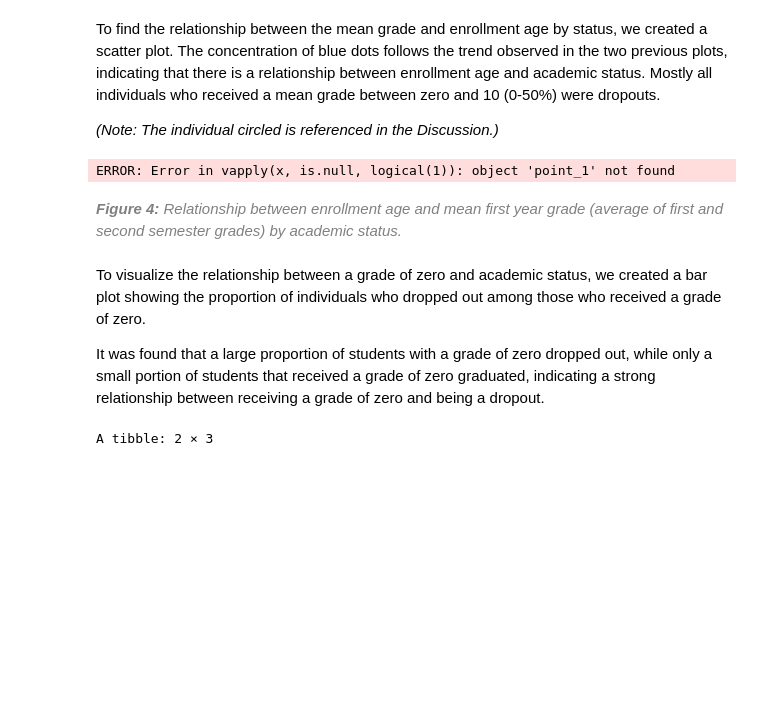
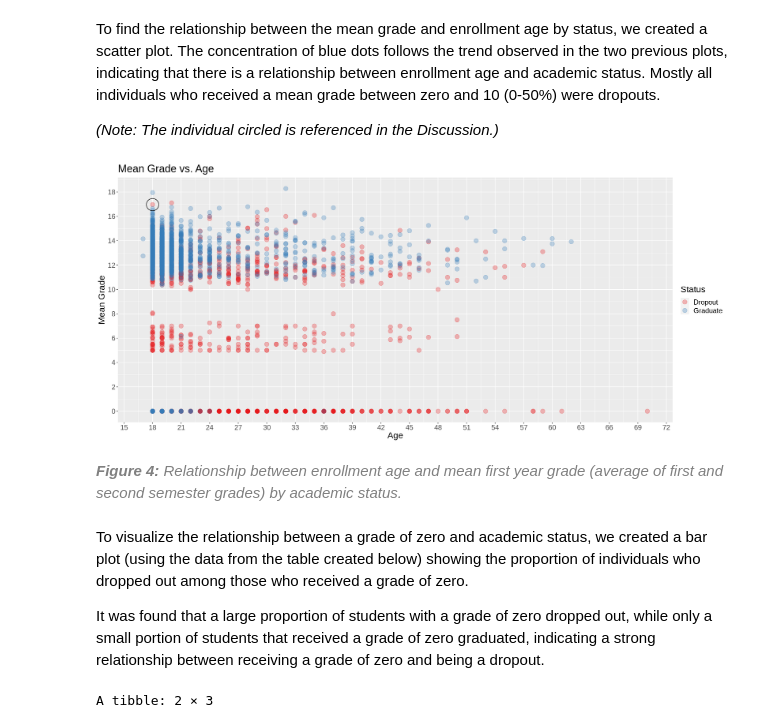
Before and after one commit to ekang27kc/dsci100-2023-T2-Group01-project, a Jupyter notebook: Project_Report.ipynb, the cells around one changed output. Cells and saved outputs as stored; diff of their text form; code cells hidden in the pictures; blank space fills up the shorter version.

```diff
--- a/Project_Report.ipynb
+++ b/Project_Report.ipynb
@@ -157,27 +170,28 @@ The concentration of blue dots follows the trend observed in the two previous pl
 # %%
 options(repr.plot.width = 18, repr.plot.height = 8)
 
+point_1 <- c(18, 16.96428571)
 figure_4 <- data_train |>
     mutate(mean_sem_grade = (first_semester_grade + second_semester_grade) / 2) |>
     ggplot(aes(x = enrollment_age, y = mean_sem_grade, colour = status)) +
     geom_point(alpha = 0.3, size = 4) +
     labs(x = "Age", y = "Mean Grade", title = "Mean Grade vs. Age",
          colour = "Status") +
     scale_color_brewer(palette = "Set1")+
     scale_x_continuous(breaks = seq(15, 75, 3)) +
     scale_y_continuous(breaks = seq(0, 20, 2)) +
     annotate("path",
              x = point_1[1] + 0.65 * cos(seq(0, 2 * pi, length.out = 100)),
              y = point_1[2] + 0.5 * sin(seq(0, 2 * pi, length.out = 100))) +
     theme(text = element_text(size = 18))
 
 figure_4
 # %% [output]
-ERROR: Error in vapply(x, is.null, logical(1)): object 'point_1' not found
+[figure, added]
 # %% [markdown]
 _<span style="color:gray">**Figure 4:** Relationship between enrollment age and mean first year grade (average of first and second semester grades) by academic status.</span>_
 # %% [markdown]
-To visualize the relationship between a grade of zero and academic status, we created a bar plot showing the proportion of individuals who dropped out among those who received a grade of zero.
+To visualize the relationship between a grade of zero and academic status, we created a bar plot (using the data from the table created below) showing the proportion of individuals who dropped out among those who received a grade of zero.
 
 It was found that a large proportion of students with a grade of zero dropped out, while only a small portion of students that received a grade of zero graduated, indicating a strong relationship between receiving a grade of zero and being a dropout.
 # %%
```
Also changed, not shown: parts of 3 cells of this notebook.
